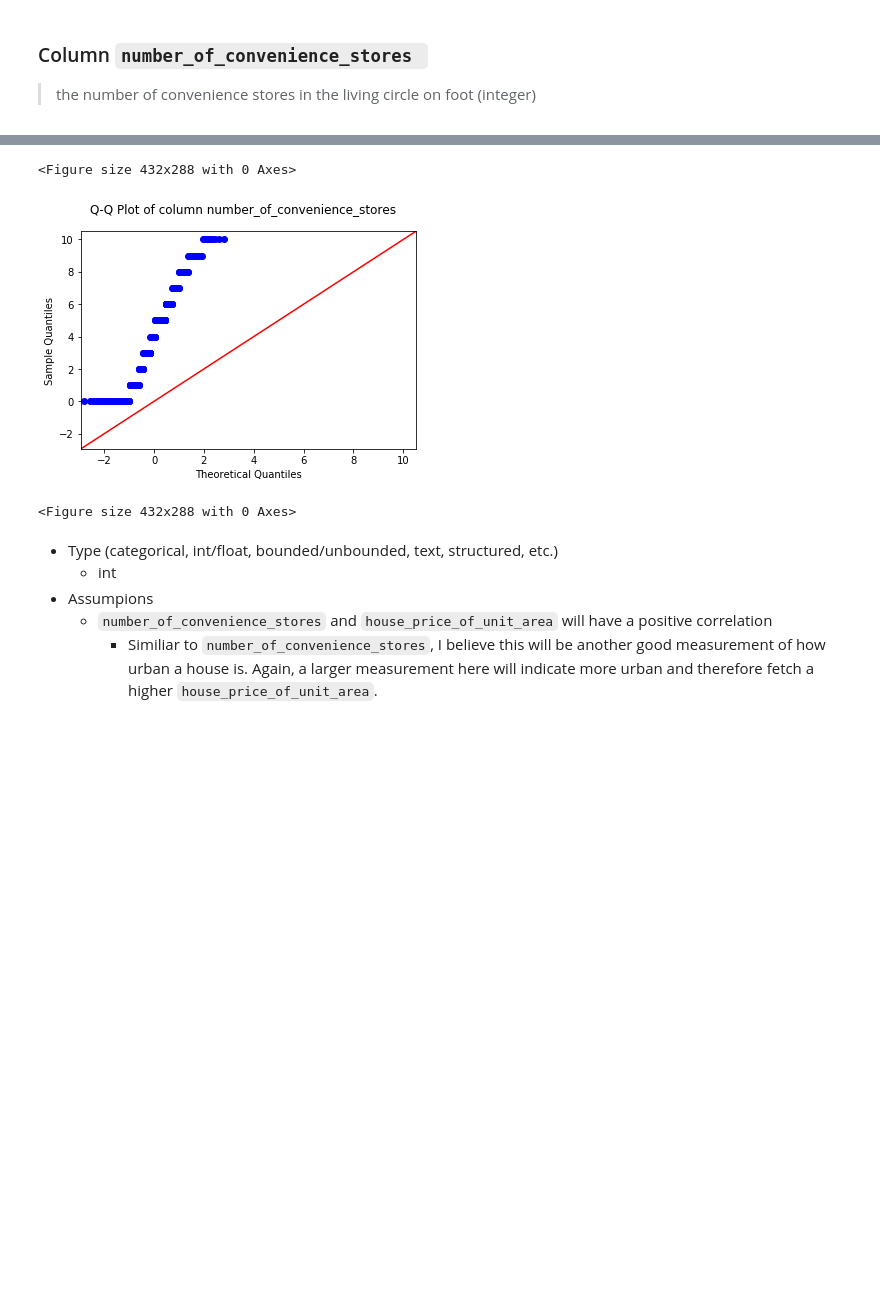
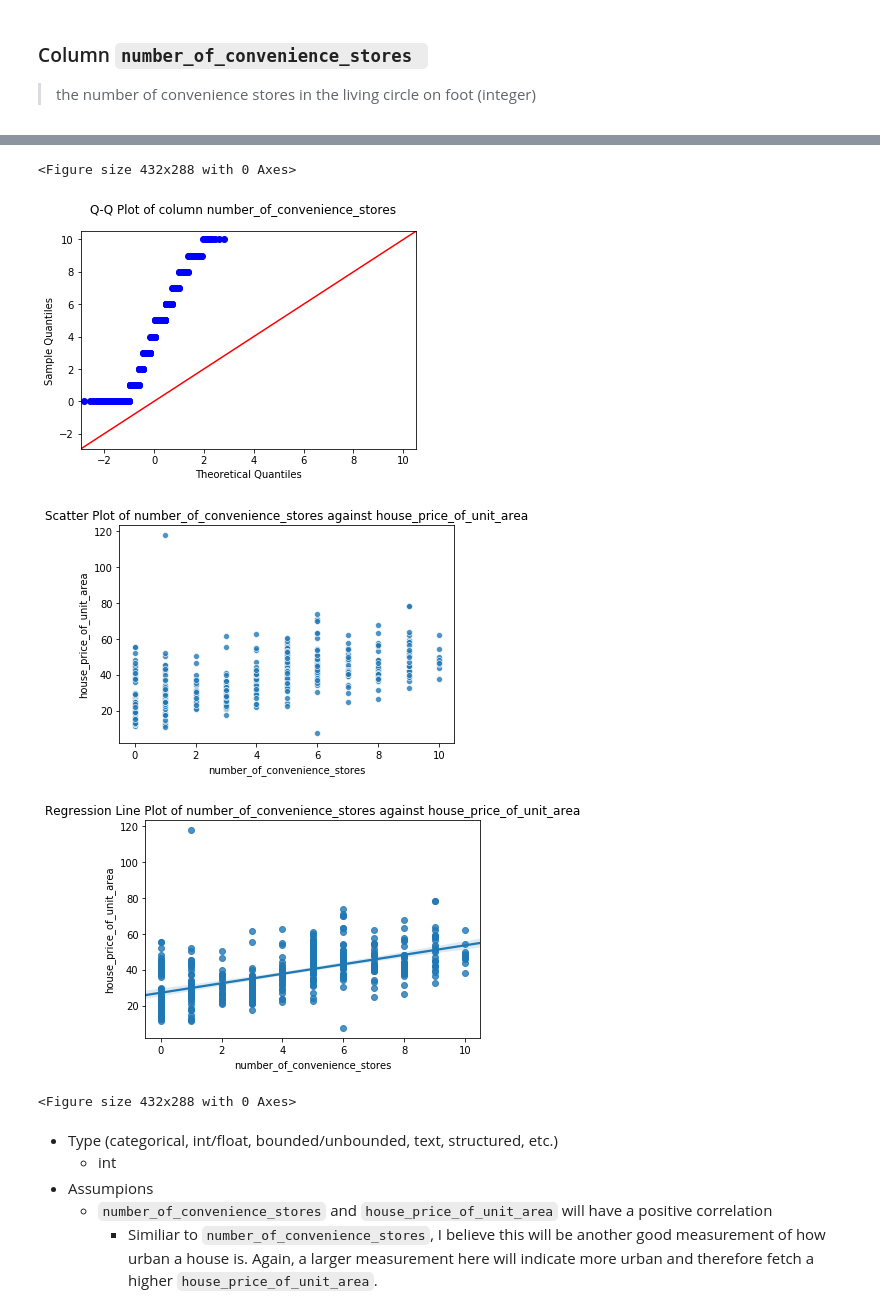
Before and after one commit to GregHilston/hands-on-machine-learning-with-scikit-learn-and-tensorflow, a Jupyter notebook: chapter-two-end-to-end-machine-learning-project/notebooks/chapter-two-end-to-end-project.ipynb, the cells around one changed output, grey strips where cells are left out. Cells and saved outputs as stored; diff of their text form; code cells hidden in the pictures; blank space fills up the shorter version.

```diff
--- a/chapter-two-end-to-end-machine-learning-project/notebooks/chapter-two-end-to-end-project.ipynb
+++ b/chapter-two-end-to-end-machine-learning-project/notebooks/chapter-two-end-to-end-project.ipynb
@@ -453,27 +486,29 @@ Sample does not look Gaussian (reject H0)
 
 > the number of convenience stores in the living circle on foot (integer)
 # %%
-high_level_overview(df["number_of_convenience_stores"])
+high_level_overview(df["number_of_convenience_stores"], df["house_price_of_unit_area"])
 # %% [output]
 count    414.000000
 mean       4.094203
 std        2.945562
 min        0.000000
 25%        1.000000
 50%        4.000000
 75%        6.000000
 max       10.000000
 Name: number_of_convenience_stores, dtype: float64
 0 missing
 IQR: 5.0
 found 0 outliers
 
 Shapiro-Wilk stat 0.937370240688324 p 3.458723541946429e-12
 Sample does not look Gaussian (reject H0)
 [figure]
 [figure]
 <Figure size 432x288 with 0 Axes>
 [figure]
+[figure, added]
+[figure, added]
 <Figure size 432x288 with 0 Axes>
 # %% [markdown]
 - Type (categorical, int/float, bounded/unbounded, text, structured, etc.)
```
Also changed, not shown: parts of 12 cells of this notebook.
